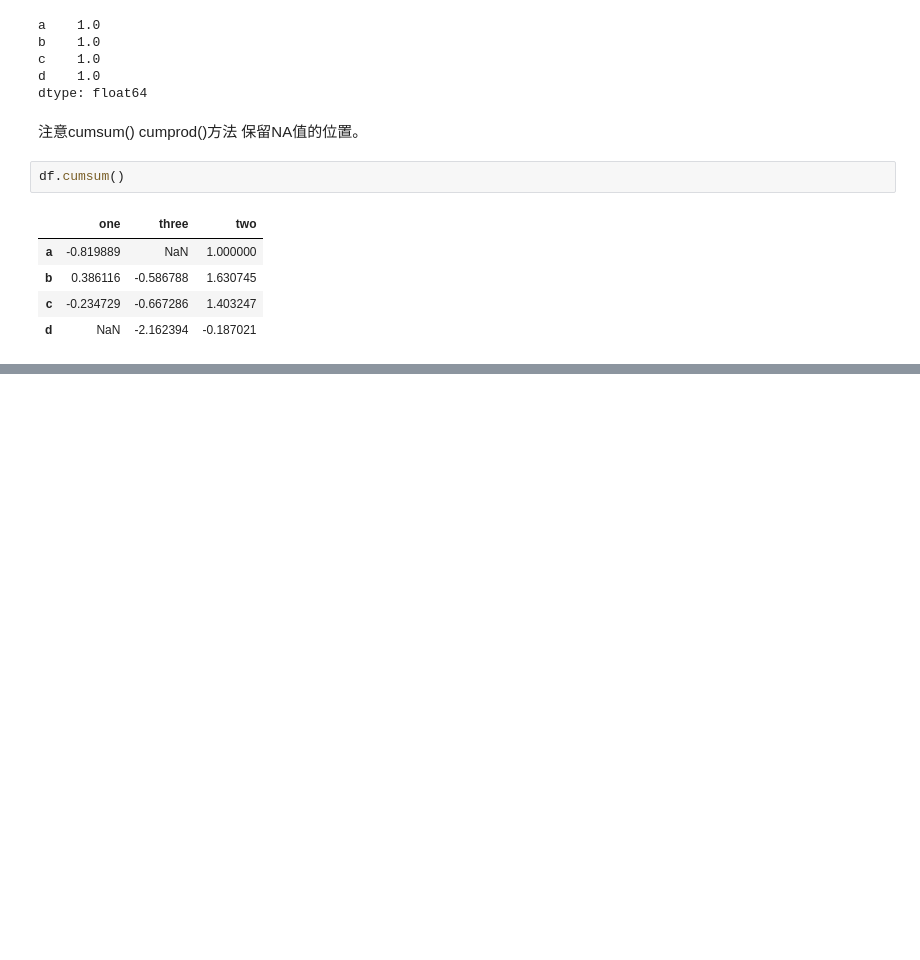
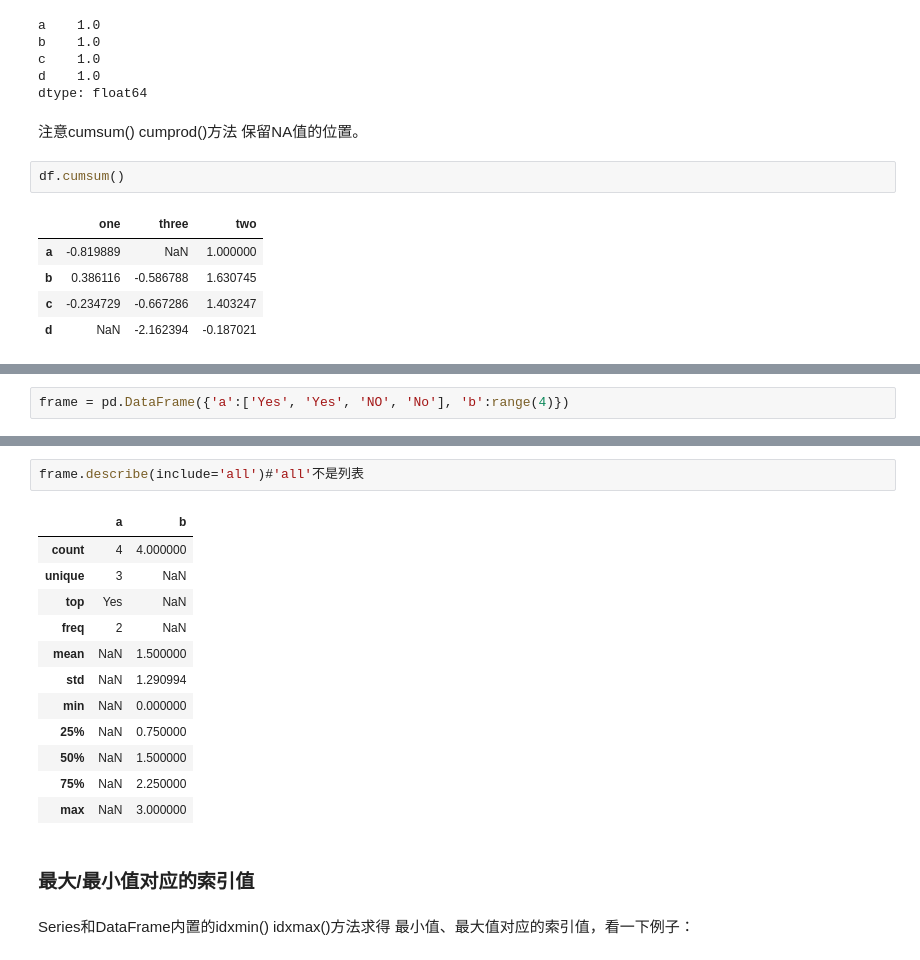
Before and after one commit to slofast/pandas-doc-zh, a Jupyter notebook: 数据结构的内置方法-Essential Basic Functionality.ipynb, the cells around one changed output, grey strips where cells are left out. Drawn from its saved outputs; the diff is of its cells as text; blank space fills up the shorter version.

```diff
--- a/必要的基本方法-Essential Basic Functionality.ipynb
+++ b/数据结构的内置方法-Essential Basic Functionality.ipynb
@@ -573,0 +701,2 @@ df.cumsum()
+# %%
+frame = pd.DataFrame({'a':['Yes', 'Yes', 'NO', 'No'], 'b':range(4)})
@@ -573,0 +739,19 @@ df.cumsum()
+# %%
+frame.describe(include='all')#'all'不是列表
+# %% [output]
+|  | a | b |
+| count | 4 | 4.000000 |
+| unique | 3 | NaN |
+| top | Yes | NaN |
+| freq | 2 | NaN |
+| mean | NaN | 1.500000 |
+| std | NaN | 1.290994 |
+| min | NaN | 0.000000 |
+| 25% | NaN | 0.750000 |
+| 50% | NaN | 1.500000 |
+| 75% | NaN | 2.250000 |
+| max | NaN | 3.000000 |
+# %% [markdown]
+### 最大/最小值对应的索引值
+# %% [markdown]
+Series和DataFrame内置的idxmin() idxmax()方法求得 最小值、最大值对应的索引值，看一下例子：
```
Also changed, not shown: parts of 62 cells of this notebook.
